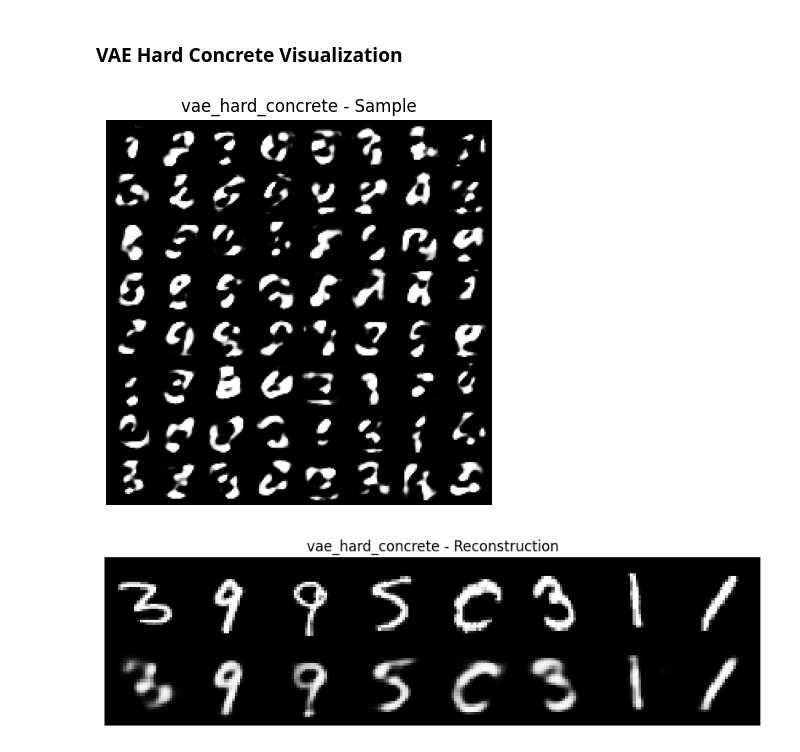
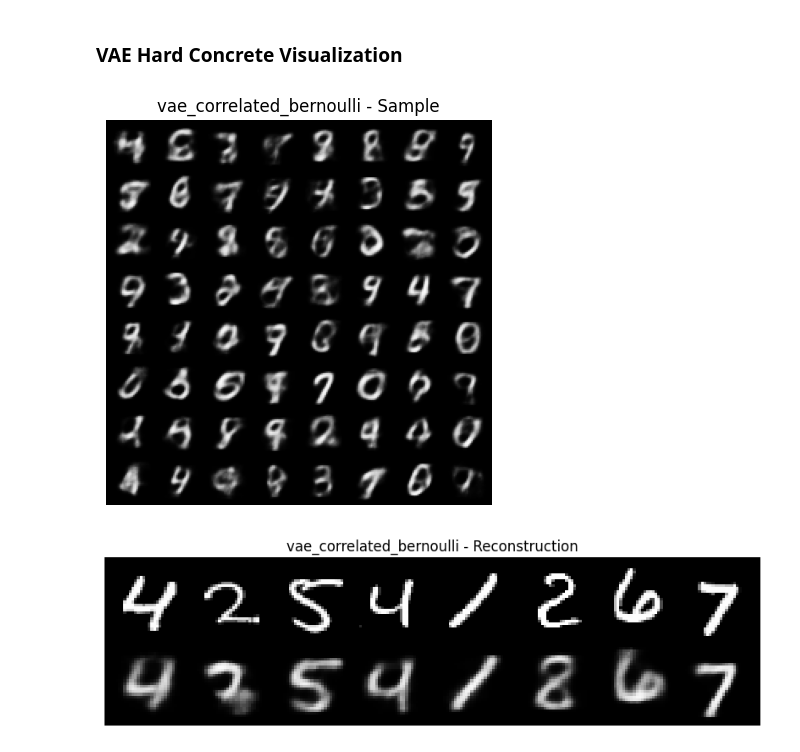
Before and after one commit to intsystems/relaxit, a Jupyter notebook: demo/demo.ipynb, the cells around one changed output. Drawn from its saved outputs; the diff is of its cells as text; code cells hidden in the pictures.

```diff
--- a/demo/visualization.ipynb
+++ b/demo/demo.ipynb
@@ -123,28 +123,28 @@ for exp_name in experiment_names:
 ### VAE Hard Concrete Visualization
 # %%
 root_dir = './results'
-experiment_names = ['vae_hard_concrete']
+experiment_names = ['vae_correlated_bernoulli']
 
 for exp_name in experiment_names:
     exp_dir = os.path.join(root_dir, exp_name)
 
     sample_image_path = os.path.join(exp_dir, 'sample_10.png')
     sample_image = Image.open(sample_image_path)
 
     reconstruction_image_path = os.path.join(exp_dir, 'reconstruction_10.png')
     reconstruction_image = Image.open(reconstruction_image_path)
 
     fig, ax = plt.subplots(1, 1, figsize=(10, 5))
     ax.imshow(sample_image)
     ax.axis('off')
     ax.set_title(f'{exp_name} - Sample')
     plt.show()
 
     fig, ax = plt.subplots(1, 1, figsize=(10, 5))
     ax.imshow(reconstruction_image)
     ax.axis('off')
     ax.set_title(f'{exp_name} - Reconstruction')
     plt.show()
 # %% [output]
-[figure, old version]
+[figure, new version]
-[figure, old version]
+[figure, new version]
```
Also changed, not shown: parts of 1 cell of this notebook, 17 other files.
